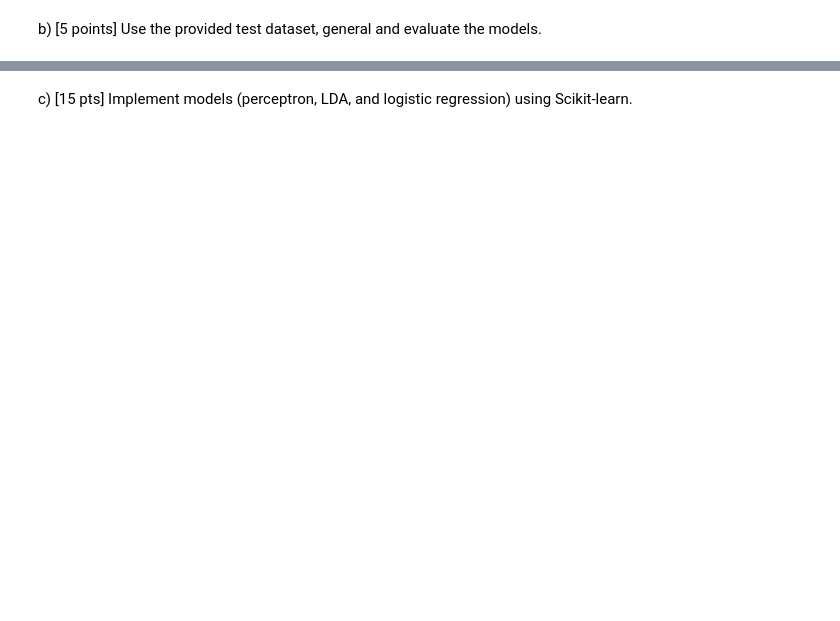
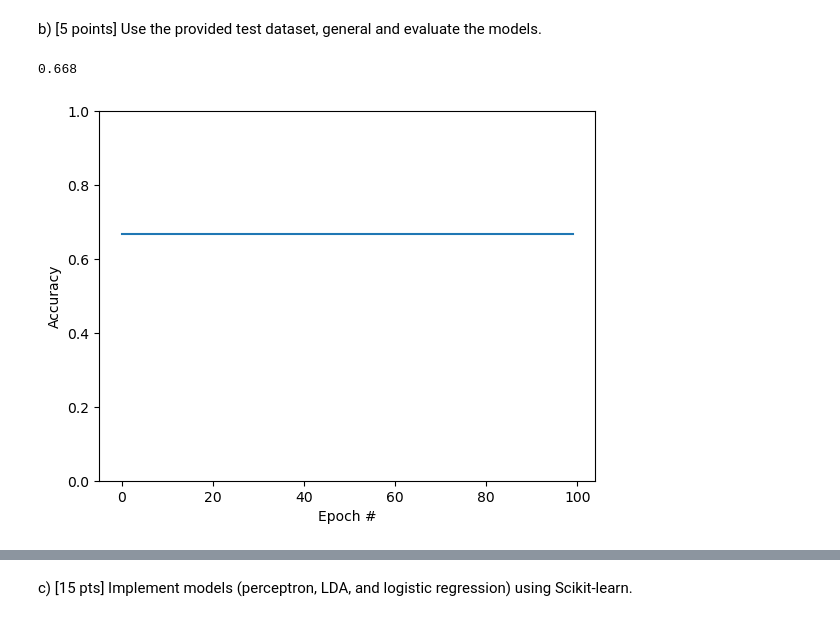
Before and after one commit to UPstartDeveloper/ML-Fundamentals-and-Apps, a Jupyter notebook: SyedRaza_HW2/SyedRaza_HW2.ipynb, the cells around one changed output, grey strips where cells are left out. Saved outputs shown, nothing was run; the diff lists cells and outputs as text; code cells hidden in the pictures; blank space fills up the shorter version.

```diff
--- a/SyedRaza_HW2/SyedRaza_HW2.ipynb
+++ b/SyedRaza_HW2/SyedRaza_HW2.ipynb
@@ -126,2 +189,10 @@ class LDA:
 # %% [markdown]
 b)	[5 points] Use the provided test dataset, general and evaluate the models.
+# %%
+# Custom Perceptron - uses SGD
+my_perceptron = Perceptron()
+my_perceptron.fit(x_train_scaled, y_train, 100, 0.001)
+my_perceptron_acc = accuracy_score(my_perceptron.predict(x_test_scaled.T), y_test)
+# %% [output]
+0.668
+[figure, added]
```
Also changed, not shown: parts of 11 cells of this notebook.
